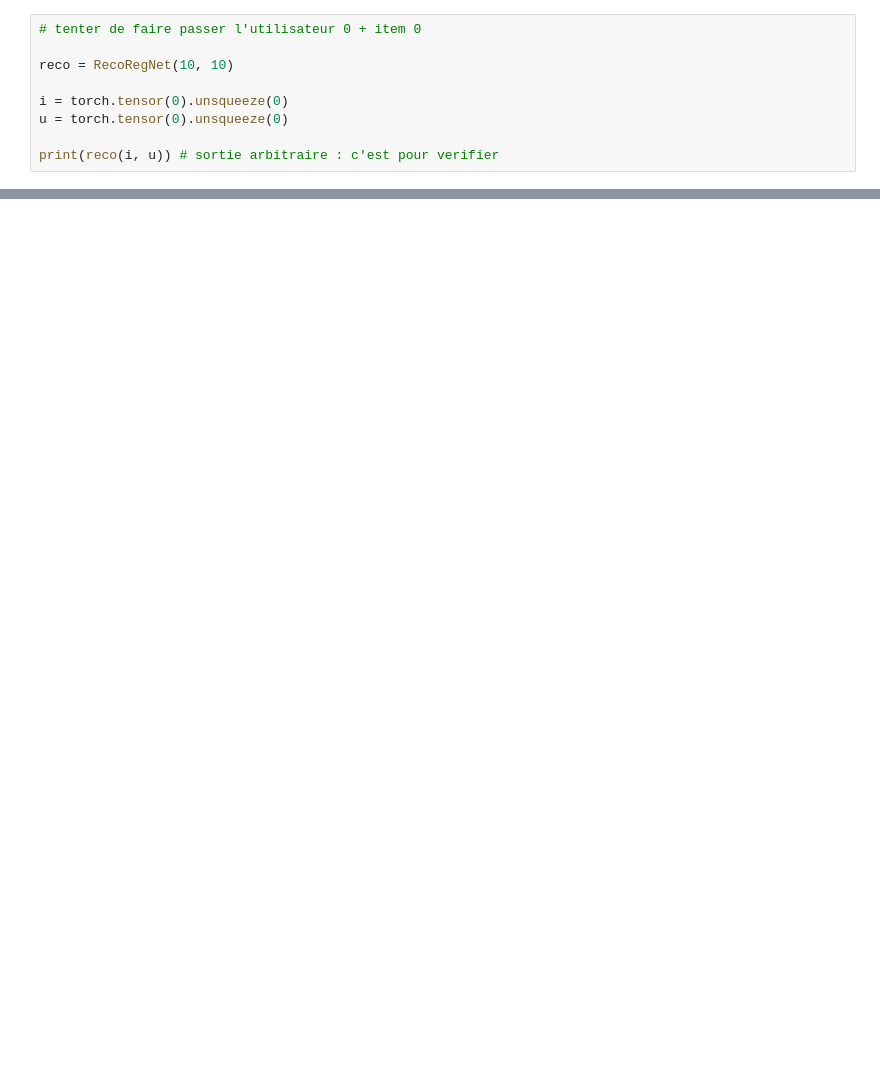
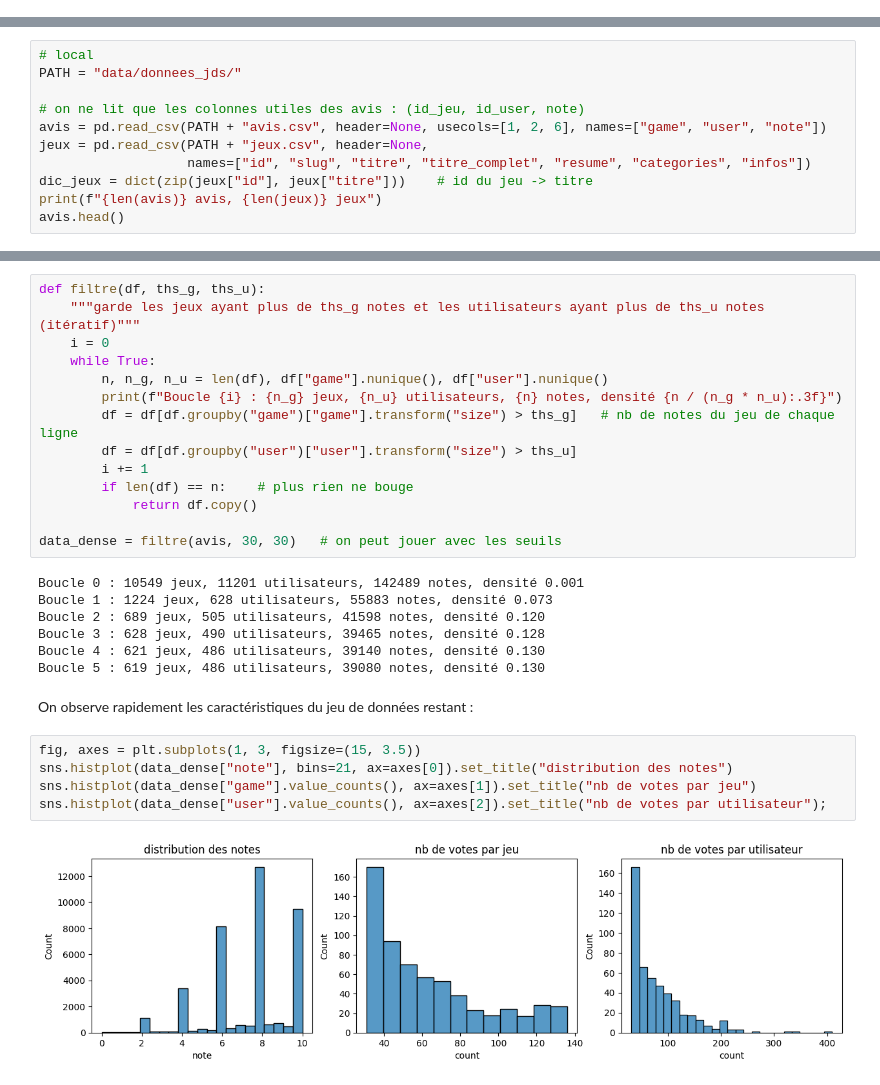
Before and after one commit to tbessadet/Cours-Python, a Jupyter notebook: DeepLearning_vguigue/3-Représentations/notebooks/3_2-reco-triplet.ipynb, the cells around one changed output, grey strips where cells are left out. Drawn from its saved outputs; the diff is of its cells as text; blank space fills up the shorter version.

```diff
--- a/DeepLearning_vguigue/3-Représentations/notebooks/3_2-reco-triplet.ipynb
+++ b/DeepLearning_vguigue/3-Représentations/notebooks/3_2-reco-triplet.ipynb
@@ -177,9 +0,0 @@ class RecoRegNet(nn.Module):
-# %%
-# tenter de faire passer l'utilisateur 0 + item 0
-
-reco = RecoRegNet(10, 10)
-
-i = torch.tensor(0).unsqueeze(0)
-u = torch.tensor(0).unsqueeze(0)
-
-print(reco(i, u)) # sortie arbitraire : c'est pour verifier
@@ -446,0 +99,11 @@ f2.close()
+# %%
+# local
+PATH = "data/donnees_jds/"
+
+# on ne lit que les colonnes utiles des avis : (id_jeu, id_user, note)
+avis = pd.read_csv(PATH + "avis.csv", header=None, usecols=[1, 2, 6], names=["game", "user", "note"])
+jeux = pd.read_csv(PATH + "jeux.csv", header=None,
+                   names=["id", "slug", "titre", "titre_complet", "resume", "categories", "infos"])
+dic_jeux = dict(zip(jeux["id"], jeux["titre"]))    # id du jeu -> titre
+print(f"{len(avis)} avis, {len(jeux)} jeux")
+avis.head()
@@ -446,0 +124,30 @@ f2.close()
+# %%
+def filtre(df, ths_g, ths_u):
+    """garde les jeux ayant plus de ths_g notes et les utilisateurs ayant plus de ths_u notes (itératif)"""
+    i = 0
+    while True:
+        n, n_g, n_u = len(df), df["game"].nunique(), df["user"].nunique()
+        print(f"Boucle {i} : {n_g} jeux, {n_u} utilisateurs, {n} notes, densité {n / (n_g * n_u):.3f}")
+        df = df[df.groupby("game")["game"].transform("size") > ths_g]   # nb de notes du jeu de chaque ligne
+        df = df[df.groupby("user")["user"].transform("size") > ths_u]
+        i += 1
+        if len(df) == n:    # plus rien ne bouge
+            return df.copy()
+
+data_dense = filtre(avis, 30, 30)   # on peut jouer avec les seuils
+# %% [output]
+Boucle 0 : 10549 jeux, 11201 utilisateurs, 142489 notes, densité 0.001
+Boucle 1 : 1224 jeux, 628 utilisateurs, 55883 notes, densité 0.073
+Boucle 2 : 689 jeux, 505 utilisateurs, 41598 notes, densité 0.120
+Boucle 3 : 628 jeux, 490 utilisateurs, 39465 notes, densité 0.128
+Boucle 4 : 621 jeux, 486 utilisateurs, 39140 notes, densité 0.130
+Boucle 5 : 619 jeux, 486 utilisateurs, 39080 notes, densité 0.130
+# %% [markdown]
+On observe rapidement les caractéristiques du jeu de données restant :
+# %%
+fig, axes = plt.subplots(1, 3, figsize=(15, 3.5))
+sns.histplot(data_dense["note"], bins=21, ax=axes[0]).set_title("distribution des notes")
+sns.histplot(data_dense["game"].value_counts(), ax=axes[1]).set_title("nb de votes par jeu")
+sns.histplot(data_dense["user"].value_counts(), ax=axes[2]).set_title("nb de votes par utilisateur");
+# %% [output]
+[figure, added]
```
Also changed, not shown: parts of 76 cells of this notebook, 6 other files.
